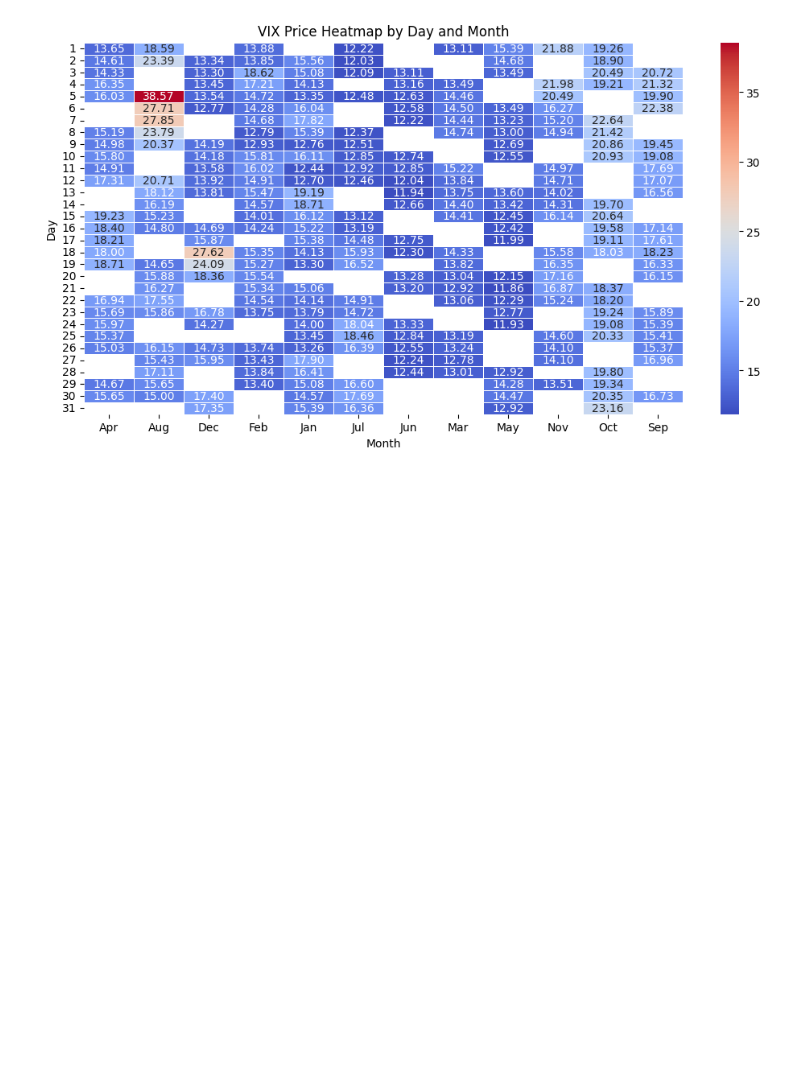
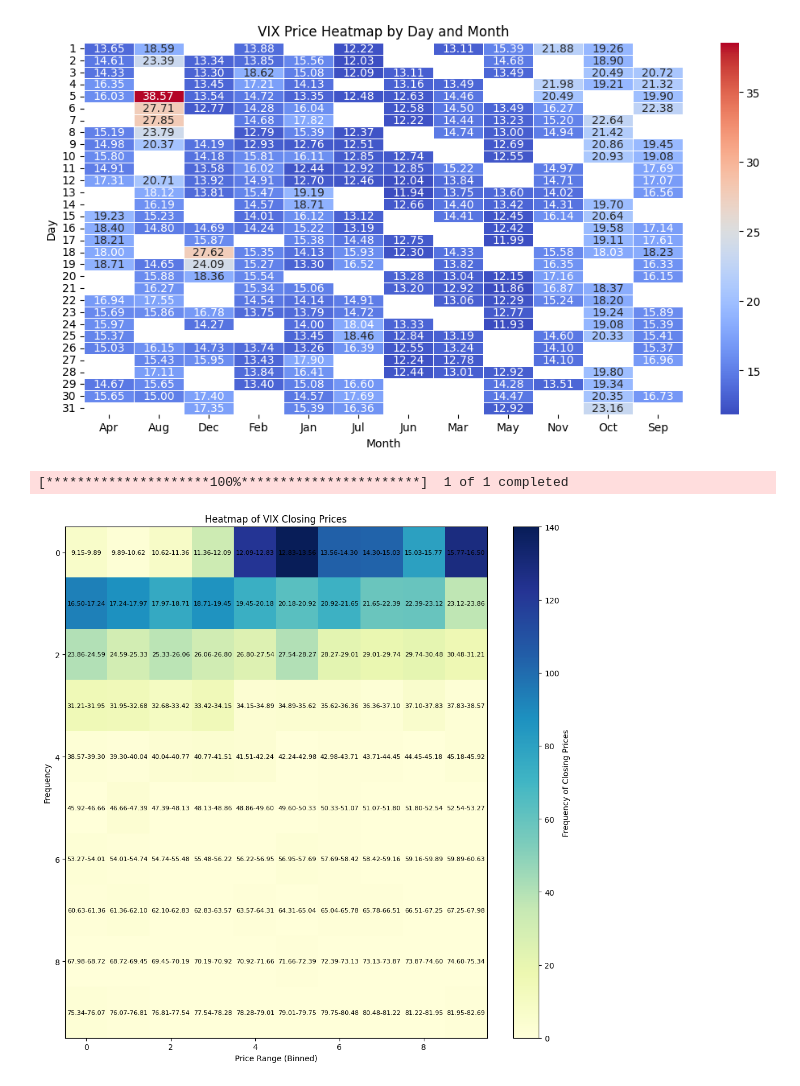
Before and after one commit to stefanciprian/rd, a Jupyter notebook: vix.ipynb, the cells around one changed output. Saved outputs shown, nothing was run; the diff lists cells and outputs as text; code cells hidden in the pictures; blank space fills up the shorter version.

Commit message:
Moved heatmap

```diff
--- a/vix.ipynb
+++ b/vix.ipynb
@@ -2130,3 +2131,58 @@ Available sheets: dict_keys(['Sheet1'])
 3 2024-01-05 15:15:59.904  13.35
 4 2024-01-08 15:15:59.904  13.08
 [figure]
+# %%
+import pandas as pd
+import numpy as np
+import matplotlib.pyplot as plt
+import datetime as dt
+import yfinance as yf
+
+# Define date range
+end_time = dt.date.today().strftime("%Y-%m-%d")
+
+# Fetch VIX data from Yahoo Finance
+vix_data = yf.download('^VIX', start='2018-01-01', end=end_time)
+
+# Extract the last 100 closing prices
+close_prices = vix_data['Close'].values
+
+# Define dynamic number of bins based on data range
+num_bins = min(100, len(np.unique(close_prices)))  # Ensures useful binning
+counts, bin_edges = np.histogram(close_prices, bins=num_bins)
+
+# Adjust grid size to better fit the number of bins
+grid_rows = int(np.ceil(np.sqrt(num_bins)))
+grid_cols = int(np.ceil(num_bins / grid_rows))
+
+# Ensure reshaping works correctly by padding counts if needed
+padded_counts = np.pad(counts, (0, grid_rows * grid_cols - num_bins), mode='constant')
+
+# Reshape into a 2D grid
+heatmap_data = padded_counts.reshape(grid_rows, grid_cols)
+
+# Create the heatmap
+plt.figure(figsize=(grid_cols, grid_rows))
+plt.imshow(heatmap_data, cmap='YlGnBu', aspect='auto')
+
+# Add colorbar
+plt.colorbar(label='Frequency of Closing Prices')
+
+# Set labels
+plt.title('Heatmap of VIX Closing Prices')
+plt.xlabel('Price Range (Binned)')
+plt.ylabel('Frequency')
+
+# Overlay bin labels
+for i in range(grid_rows):
+    for j in range(grid_cols):
+        index = i * grid_cols + j
+        if index < num_bins:
+            bin_label = f"{bin_edges[index]:.2f}-{bin_edges[index+1]:.2f}"
+            plt.text(j, i, bin_label, ha='center', va='center', color='black', fontsize=8)
+
+plt.tight_layout()
+plt.show()
+# %% [output]
+[*********************100%***********************]  1 of 1 completed
+[figure, added]
```
Also changed, not shown: parts of 2 cells of this notebook.
